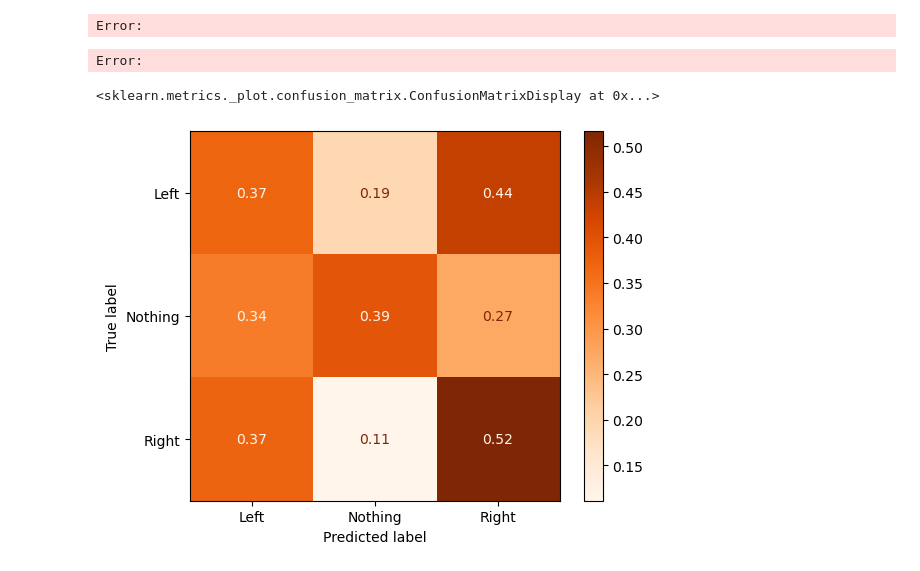
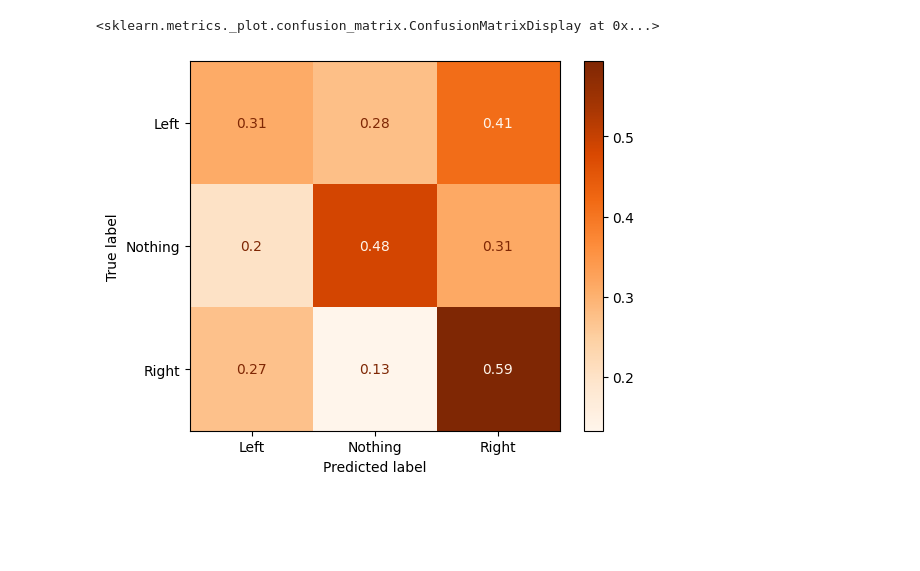
Before and after one commit to Stelath/neuro-nav, a Jupyter notebook: neural_network_testing.ipynb, the cells around one changed output. Saved outputs shown, nothing was run; the diff lists cells and outputs as text; code cells hidden in the pictures; blank space fills up the shorter version.

```diff
--- a/neural_network_testing.ipynb
+++ b/neural_network_testing.ipynb
@@ -35,9 +35,9 @@ mps
 # %%
-train_dataset = BCIDataset('data/train', hz=256, seconds=0.25, overlap=0.25)
-test_dataset = BCIDataset('data/test', hz=256, seconds=0.25, overlap=0.25)
+train_dataset = BCIDataset('data/train', hz=256, seconds=0.5, overlap=0.5)
+test_dataset = BCIDataset('data/test', hz=256, seconds=0.5, overlap=0.5)
 
-train_dataloader = DataLoader(train_dataset, batch_size=32, shuffle=True)
-test_dataloader = DataLoader(test_dataset, batch_size=32, shuffle=True)
+train_dataloader = DataLoader(train_dataset, batch_size=256, shuffle=True)
+test_dataloader = DataLoader(test_dataset, batch_size=256, shuffle=True)
 # %%
 left = 0
 center = 0
@@ -77,11 +77,11 @@ plt.show()
 # %%
 # model = MLSTM_FCN(c_in=8, c_out=3, seq_len=32, se=16)
-model = FCN(c_in=256//8 * 8, c_out=3)
+model = FCN(c_in=8, c_out=3)
 # model = FCNPlus(c_in=8, c_out=3)
 # model = TCN(c_in=8, c_out=3)
 
-model = convnext_small(num_classes=3, weights=None)
-model.features[0][0] = nn.Conv2d(8, 96, kernel_size=(4, 4), stride=(4, 4))
+# model = convnext_small(num_classes=3, weights=None)
+# model.features[0][0] = nn.Conv2d(8, 96, kernel_size=(4, 4), stride=(4, 4))
 
 model.to(device)
 
@@ -165,25 +165,23 @@ for epoch in range(EPOCHS):
 
     if (epoch + 1) % 5 == 0 or epoch + 1 == EPOCHS:
         torch.save(model.state_dict(), f"models/model_{epoch + 1}.pth")
-# %% [output]
-Error:
-Error:
 # %%
 # print(f"Lowest loss: {lowest_loss_epoch}")
-model.load_state_dict(torch.load(f'models/model_{lowest_loss_epoch}.pth'))
+# model.load_state_dict(torch.load(f'models/model_{lowest_loss_epoch}.pth'))
+model.load_state_dict(torch.load(f'models/model_70.pth'))
 
 inputs = test_dataset[:]['inputs'].to(device)
 targets = test_dataset[:]['targets']
 
 with torch.no_grad():
     outputs = model(inputs)
 
 outputs = torch.argmax(outputs, dim=1).cpu().numpy()
 targets = torch.argmax(targets, dim=1).cpu().numpy()
 
 cm = metrics.confusion_matrix(targets, outputs, normalize='true')
 disp = metrics.ConfusionMatrixDisplay(confusion_matrix=cm, display_labels=['Left', 'Nothing', 'Right'])
 disp.plot(cmap=plt.cm.Oranges)
 # %% [output]
 <sklearn.metrics._plot.confusion_matrix.ConfusionMatrixDisplay at 0x...>
-[figure, old version]
+[figure, new version]
```
Also changed, not shown: parts of 4 cells of this notebook, 1 other file.
